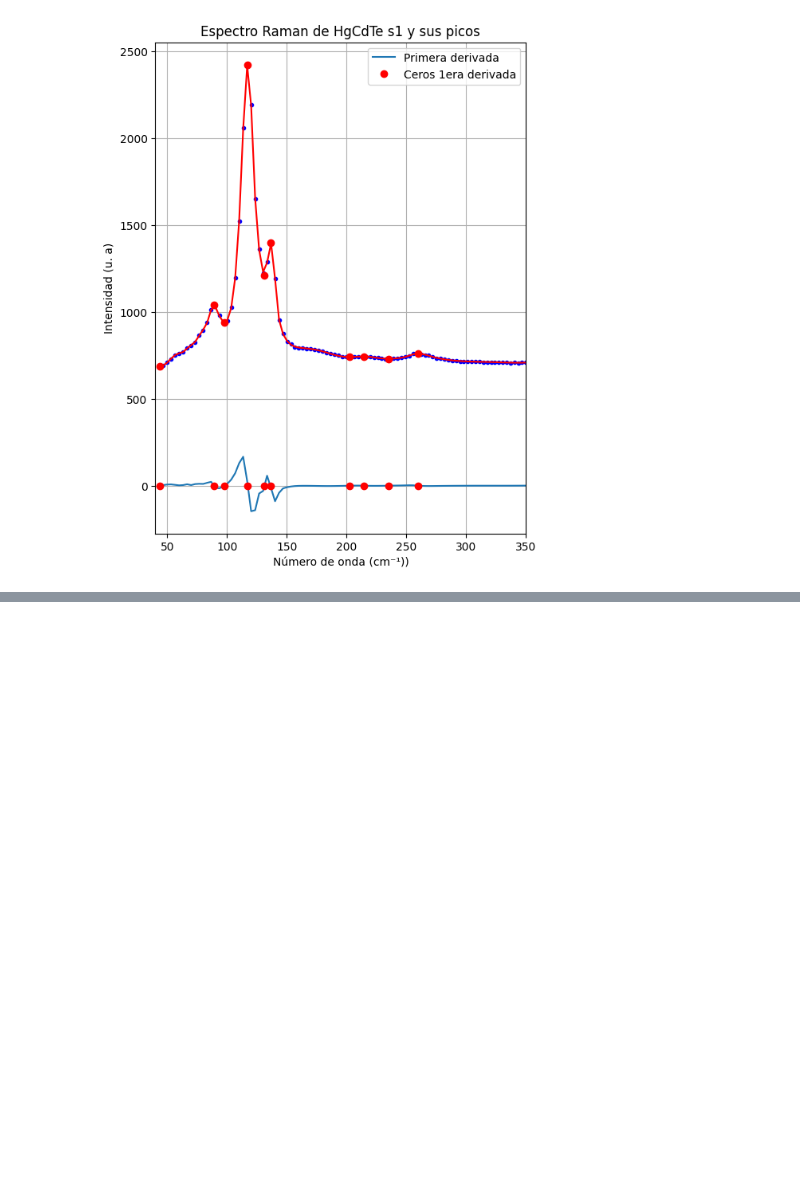
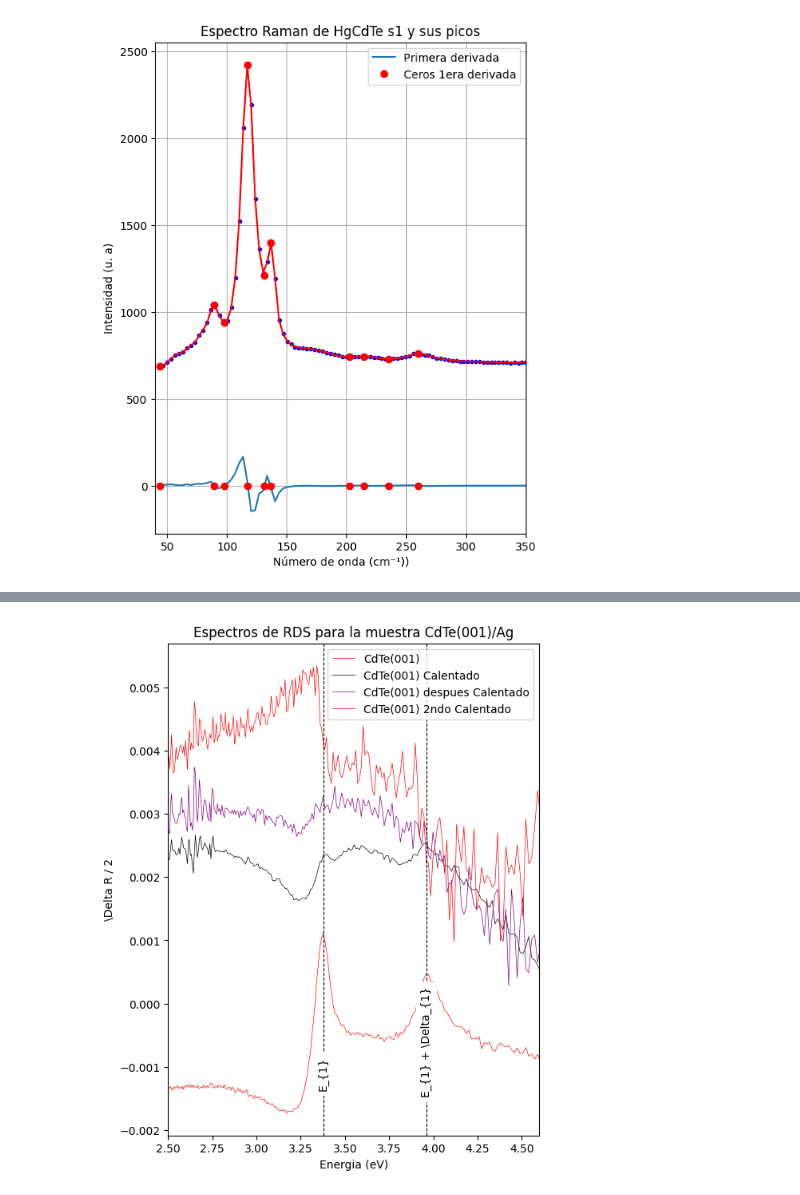
Before and after one commit to cutberto-balderas/master-thesis-project, a Jupyter notebook: jupyter-notebooks/raman-plot/raman-plot.ipynb, the cells around one changed output, grey strips where cells are left out. Saved outputs shown, nothing was run; the diff lists cells and outputs as text; code cells hidden in the pictures; blank space fills up the shorter version.

```diff
--- a/jupyter-notebooks/raman-plot/raman-plot.ipynb
+++ b/jupyter-notebooks/raman-plot/raman-plot.ipynb
@@ -463,0 +576,29 @@ Raices de 1era D de HgCdTe s1 = [ 43.47710431  88.89792541  98.03495092 117.2317
+# %%
+fig1 = plt.figure(figsize = (6, 8))
+plt.title("Espectros de RDS para la muestra CdTe(001)/Ag")
+
+plt.xlabel('Energia (eV)')
+plt.ylabel("\Delta R / 2")
+
+plt.xlim(2.5, 4.6)
+
+
+plt.plot(CdTe[::, 0], CdTe[::, 1], linewidth=0.5, label = 'CdTe(001)', color = 'r')
+
+
+plt.plot(CdTe_3E_H[::, 0], CdTe_3E_H[::, 1], linewidth=0.5, label = 'CdTe(001) Calentado', color = 'black')
+
+plt.plot(CdTe_TH[::, 0], CdTe_TH[::, 1], linewidth=0.5, label = 'CdTe(001) despues Calentado', color = 'purple')
+plt.plot(CdTe_H2[::, 0], CdTe_H2[::, 1], linewidth=0.5, label = 'CdTe(001) 2ndo Calentado', color = 'red')
+
+plt.axvline(x = 3.37711, color = 'black', linewidth = 0.8, linestyle = '--')
+plt.text(3.37711, -0.0011, 'E_{1}', ha='center', va='center',rotation='vertical', backgroundcolor='w')
+
+plt.axvline(x = 3.95974, color = 'black', linewidth = 0.8, linestyle = '--')
+plt.text(3.95974, -0.0006, 'E_{1} + \Delta_{1}', ha='center', va='center',rotation='vertical', backgroundcolor='w')
+
+
+plt.legend()
+plt.savefig("ag_rds_3.pdf")
+# %% [output]
+[figure, added]
```
Also changed, not shown: parts of 9 cells of this notebook, 55 other files.
